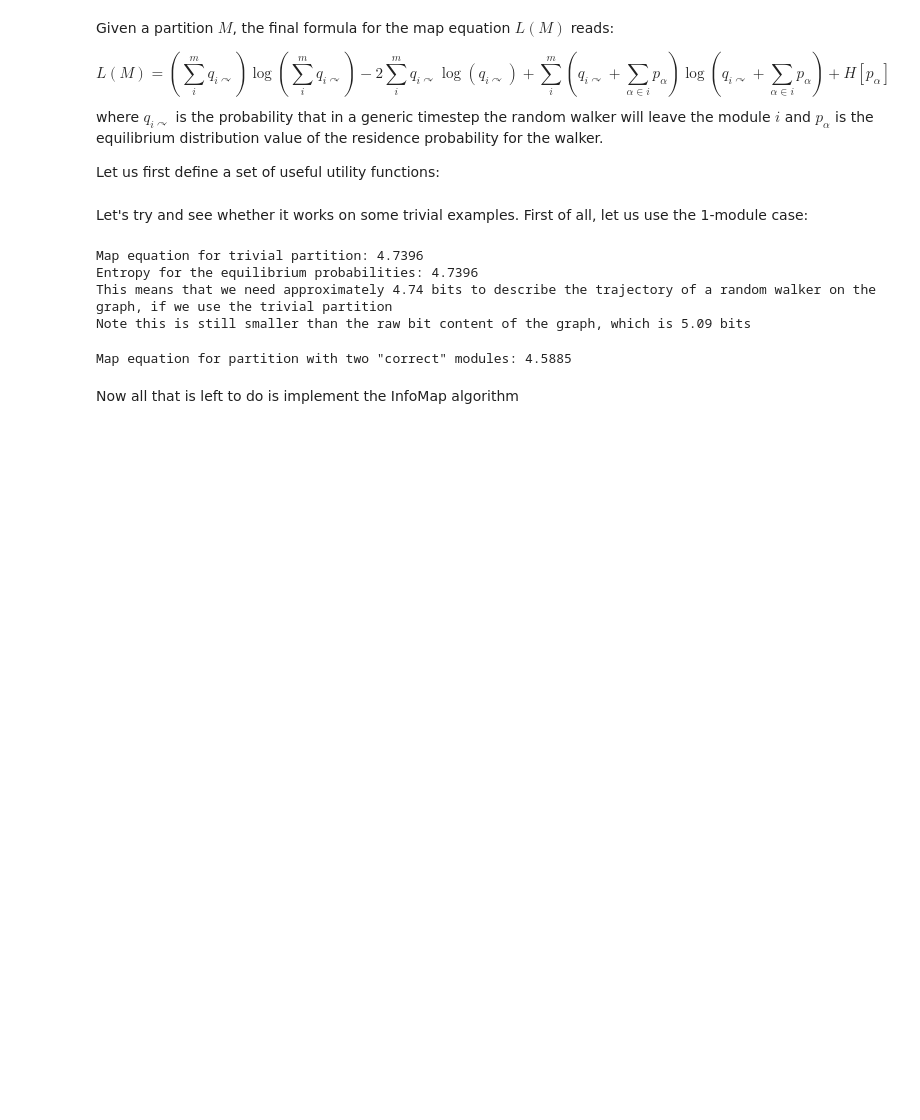
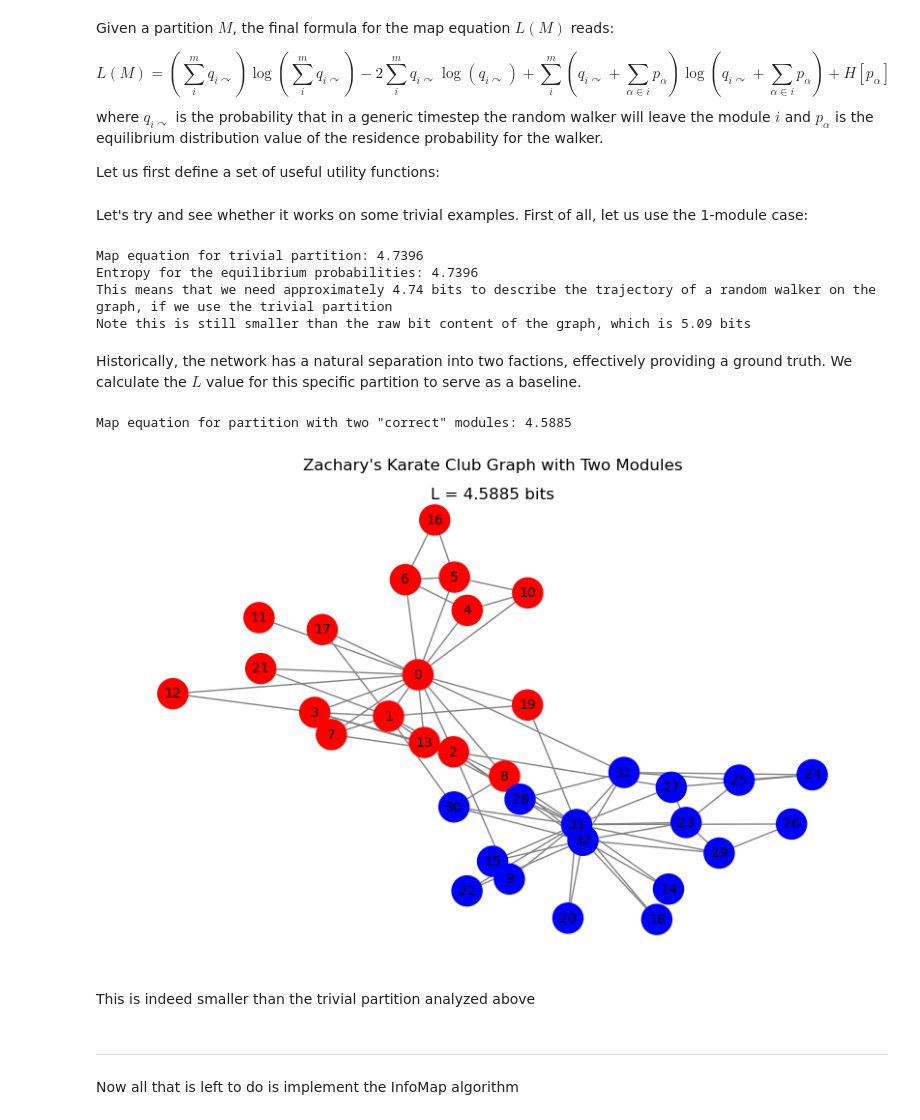
Before and after one commit to riccorte/InfoMap-Analysis, a Jupyter notebook: infomapLouvain.ipynb, the cells around one changed output. Cells and saved outputs as stored; diff of their text form; code cells hidden in the pictures; blank space fills up the shorter version.

```diff
--- a/infomapLouvain.ipynb
+++ b/infomapLouvain.ipynb
@@ -141,14 +141,29 @@ Map equation for trivial partition: 4.7396
 Entropy for the equilibrium probabilities: 4.7396
 This means that we need approximately 4.74 bits to describe the trajectory of a random walker on the graph, if we use the trivial partition
 Note this is still smaller than the raw bit content of the graph, which is 5.09 bits
+# %% [markdown]
+Historically, the network has a natural separation into two factions, effectively providing a ground truth. We calculate the $L$ value for this specific partition to serve as a baseline.
 # %%
 # Now imagine we divide the graph into two modules
 # We can use the partition given by the original network, which is the following:
 partition = {u : 0 if u in [0, 1, 2, 3, 4, 5, 6, 7, 8, 10, 11, 12, 13, 16, 17, 19, 21] else 1 for u in G.nodes()}
 L = mapEquation(G, partition, equilibriumProbabilities)
 print(f"Map equation for partition with two \"correct\" modules: {L:.4f}")
+
+#Draw the graph with the partition
+color_map = ['red' if partition[u] == 0 else 'blue' for u in G.nodes()]
+plt.figure(figsize=(8, 5))
+nx.draw(G, nx.spring_layout(G, seed=42), with_labels=True, node_size=500, edge_color="gray", font_size=10, font_color="black", node_color=color_map)
+plt.title("Zachary's Karate Club Graph with Two Modules")
+plt.suptitle(fr"L = {L:.4f} bits")
+plt.show()
 # %% [output]
 Map equation for partition with two "correct" modules: 4.5885
+[figure, added]
+# %% [markdown]
+This is indeed smaller than the trivial partition analyzed above
 # %% [markdown]
+---
+
 Now all that is left to do is implement the InfoMap algorithm
 # %%
```
Also changed, not shown: parts of 10 cells of this notebook.
